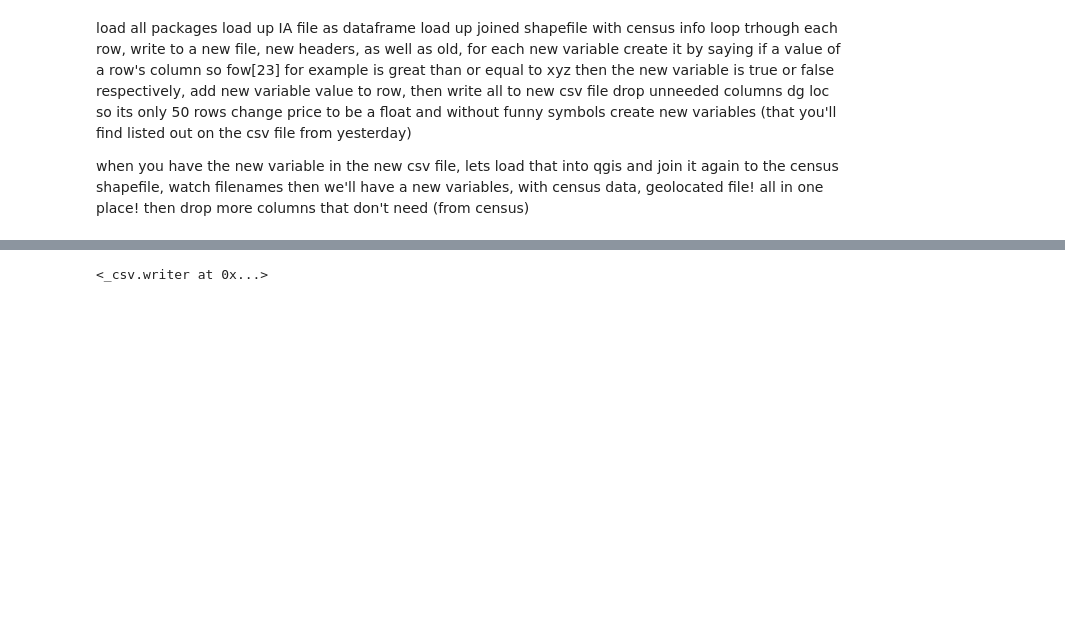
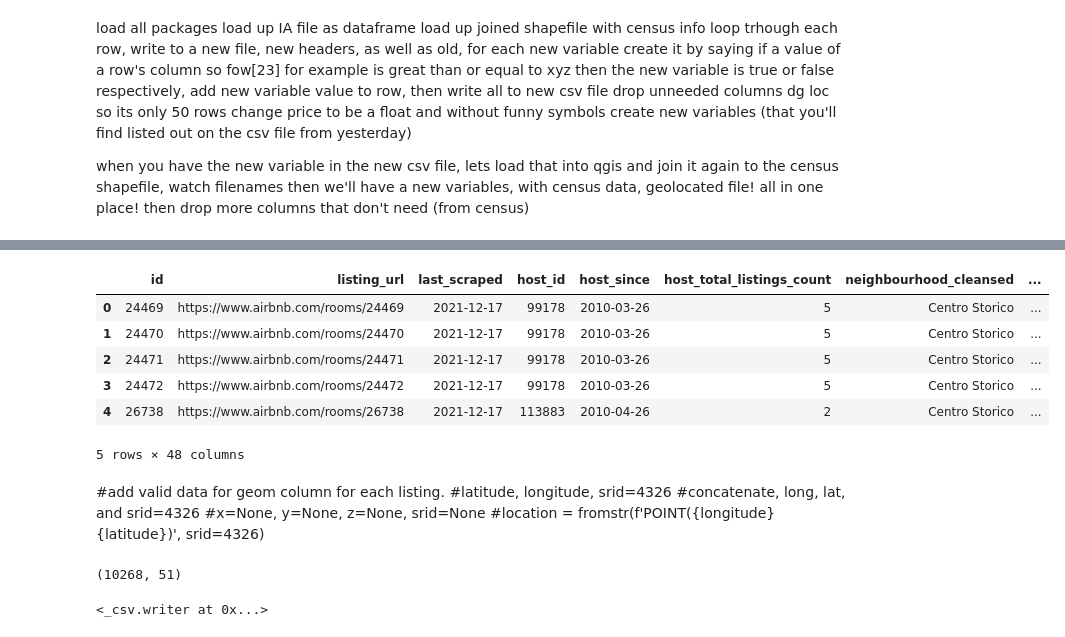
Before and after one commit to thiggimajig/thesis_app, a Jupyter notebook: processing.ipynb, the cells around one changed output, grey strips where cells are left out. Saved outputs shown, nothing was run; the diff lists cells and outputs as text; code cells hidden in the pictures; blank space fills up the shorter version.

Commit message:
edits for geom and new database migration

```diff
--- a/processing.ipynb
+++ b/processing.ipynb
@@ -314,0 +388,4 @@ create_new_variables('../thesis_app/Out_CSV/ia_1_27_222022_03_23_18_40_54.csv',
+# %%
+# df = pd.read_csv("../thesis_app/Out_CSV/ia_1_27_222022_05_14_19_13_43_new_variables_encode_test.csv")
+df = pd.read_csv("../thesis_app/Out_CSV/ia_1_27_222022_05_14_19_13_43_new_variables_encode_test.csv")
+df.drop(columns=["Unnamed: 0","name", "host_name","host_location"], inplace=True)
@@ -315,3 +394,24 @@ create_new_variables('../thesis_app/Out_CSV/ia_1_27_222022_03_23_18_40_54.csv',
+# %%
+df.head()
+# %% [output]
+|  | id | listing_url | last_scraped | host_id | host_since | host_total_listings_count | neighbourhood_cleansed | ... |
+| 0 | 24469 | https://www.airbnb.com/rooms/24469 | 2021-12-17 | 99178 | 2010-03-26 | 5 | Centro Storico | ... |
+| 1 | 24470 | https://www.airbnb.com/rooms/24470 | 2021-12-17 | 99178 | 2010-03-26 | 5 | Centro Storico | ... |
+| 2 | 24471 | https://www.airbnb.com/rooms/24471 | 2021-12-17 | 99178 | 2010-03-26 | 5 | Centro Storico | ... |
+| 3 | 24472 | https://www.airbnb.com/rooms/24472 | 2021-12-17 | 99178 | 2010-03-26 | 5 | Centro Storico | ... |
+| 4 | 26738 | https://www.airbnb.com/rooms/26738 | 2021-12-17 | 113883 | 2010-04-26 | 2 | Centro Storico | ... |
+5 rows × 48 columns
+# %% [markdown]
+#add valid data for geom column for each listing.
+#latitude, longitude, srid=4326
+#concatenate, long, lat, and srid=4326
+#x=None, y=None, z=None, srid=None
+#location = fromstr(f'POINT({longitude} {latitude})', srid=4326)
+# %%
+df.head()
+df.shape
+# %% [output]
+(10268, 51)
 # %%
 def create_geocensus_variables(ia_newvar_file_input, file_output, geodataframe):
 #need the joined gdf with airbnb data for the stats on census because we use the listing row id of the airbnb file which only matches with the gdf because it has airnbb data in it... maybe not necessary these variables at all anyway...we loop through csv file with 51 airbnb lisitings...to match with census info..
```
Also changed, not shown: parts of 7 cells of this notebook, 20 other files.
